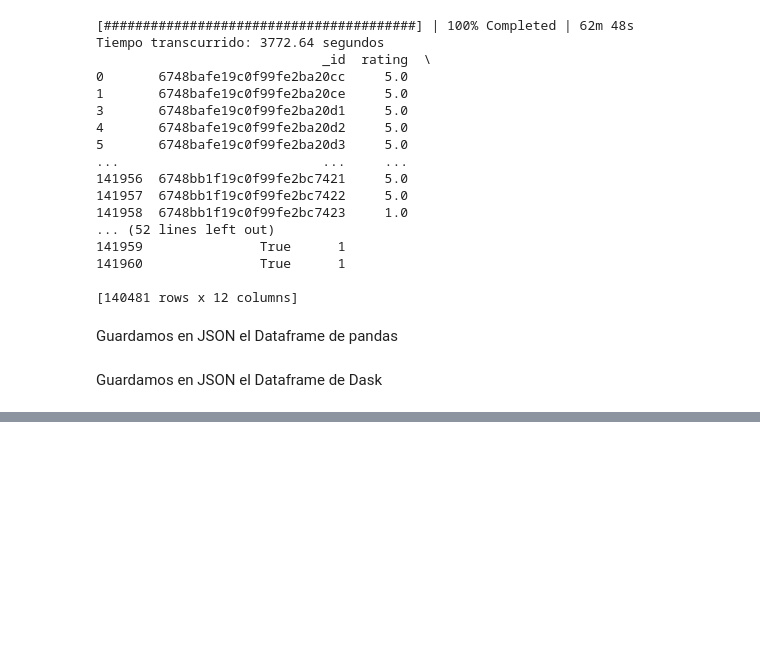
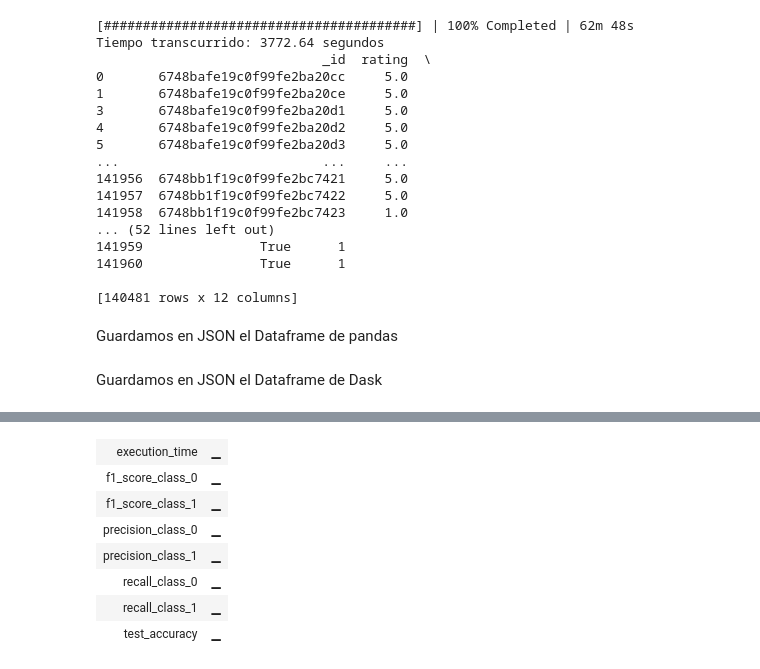
Before and after one commit to JoseChachi/amazon-recommender-system, a Jupyter notebook: notebook.ipynb, the cells around one changed output, grey strips where cells are left out. Saved outputs shown, nothing was run; the diff lists cells and outputs as text; code cells hidden in the pictures; blank space fills up the shorter version.

```diff
--- a/notebook.ipynb
+++ b/notebook.ipynb
@@ -324,0 +415,85 @@ df_dask_classify.to_json(
+# %%
+import wandb
+from sklearn.model_selection import train_test_split
+from sklearn.ensemble import RandomForestClassifier
+from sklearn.metrics import classification_report, accuracy_score
+from imblearn.over_sampling import SMOTE
+import joblib
+import time
+import pandas as pd
+
+param_grid = {
+    "n_estimators": [50, 100, 200],
+    "max_depth": [10, 20, None],
+    "min_samples_split": [2, 5, 10]
+}
+
+file_path = "data/processed/gift_cards_classify_dask.json"
+df = pd.read_json(file_path, lines=True)
+
+# Combinamos  texto y otras variables
+df['combined_text'] = df['title'] + " " + df['text']
+vectorizer = TfidfVectorizer(max_features=5000, stop_words="english")
+X_text = vectorizer.fit_transform(df['combined_text'])
+
+X_tabular = df[['rating', 'helpful_vote', 'verified_purchase']]
+scaler = StandardScaler()
+X_tabular[['rating', 'helpful_vote']] = scaler.fit_transform(X_tabular[['rating', 'helpful_vote']])
+
+X_combined = pd.concat([pd.DataFrame(X_text.toarray()), X_tabular.reset_index(drop=True)], axis=1)
+X_combined.columns = X_combined.columns.astype(str)
+y = df['label']
+
+# Usamos smote para balancear las clases
+smote = SMOTE(random_state=42)
+X_balanced, y_balanced = smote.fit_resample(X_combined, y)
+
+# Dividimos la data en 70 y 30
+X_train, X_test, y_train, y_test = train_test_split(X_balanced, y_balanced, test_size=0.3, random_state=42)
+
+for n_estimators in param_grid['n_estimators']:
+    for max_depth in param_grid['max_depth']:
+        for min_samples_split in param_grid['min_samples_split']:
+
+            wandb.init(project="random-forest", config={
+                "n_estimators": n_estimators,
+                "max_depth": max_depth,
+                "min_samples_split": min_samples_split,
+            })
+
+            config = wandb.config
+
+            model = RandomForestClassifier(
+                n_estimators=config.n_estimators,
+                max_depth=config.max_depth,
+                min_samples_split=config.min_samples_split,
+                random_state=42
+            )
+
+            start_time = time.time()
+            model.fit(X_train, y_train)
+            execution_time = time.time() - start_time
+
+            y_pred = model.predict(X_test)
+            accuracy = accuracy_score(y_test, y_pred)
+            report = classification_report(y_test, y_pred, output_dict=True)
+
+            wandb.log({
+                "test_accuracy": accuracy,
+                "precision_class_0": report['0']['precision'],
+                "recall_class_0": report['0']['recall'],
+                "f1_score_class_0": report['0']['f1-score'],
+                "precision_class_1": report['1']['precision'],
+                "recall_class_1": report['1']['recall'],
+                "f1_score_class_1": report['1']['f1-score'],
+                "execution_time": execution_time
+            })
+
+            model_path = f"random_forest_model_{n_estimators}_{max_depth}_{min_samples_split}.pkl"
+            joblib.dump(model, model_path)
+            artifact = wandb.Artifact(f"random_forest_model", type="model")
+            artifact.add_file(model_path)
+            wandb.log_artifact(artifact)
+
+            wandb.finish()
+# %% [output]
@@ -324,0 +513,8 @@ df_dask_classify.to_json(
+| execution_time | ▁ |
+| f1_score_class_0 | ▁ |
+| f1_score_class_1 | ▁ |
+| precision_class_0 | ▁ |
+| precision_class_1 | ▁ |
+| recall_class_0 | ▁ |
+| recall_class_1 | ▁ |
+| test_accuracy | ▁ |
```
Also changed, not shown: parts of 10 cells of this notebook.
